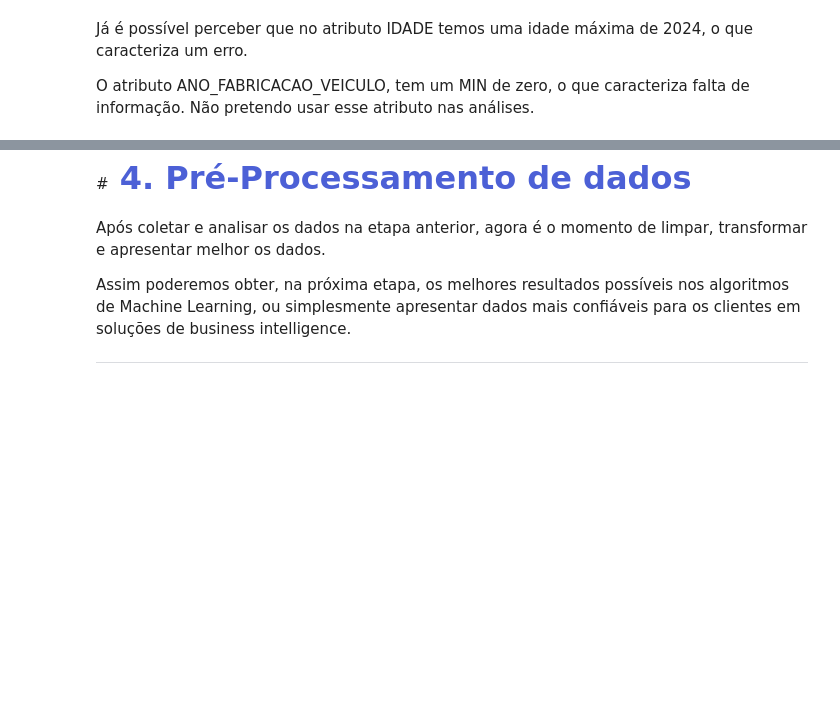
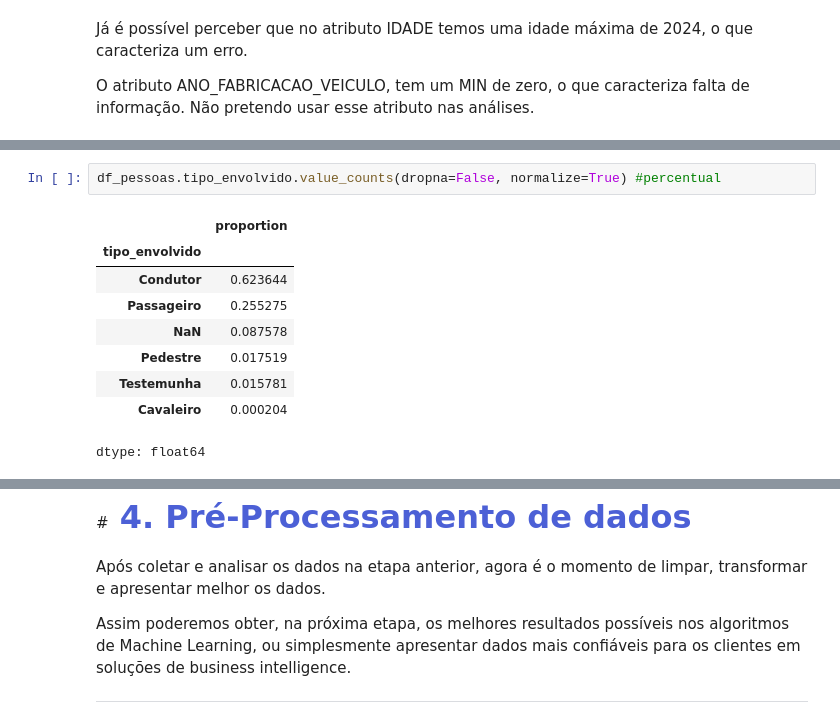
Before and after one commit to gabrielmprata/acidentes_transito, a Jupyter notebook: Acidentes_Rodoviarios_PreProc.ipynb, the cells around one changed output, grey strips where cells are left out. Cells and saved outputs as stored; diff of their text form; blank space fills up the shorter version.

```diff
--- a/Acidentes_Rodoviarios_PreProc.ipynb
+++ b/Acidentes_Rodoviarios_PreProc.ipynb
@@ -462,0 +509,12 @@ O atributo ANO_FABRICACAO_VEICULO, tem um MIN de zero, o que caracteriza falta d
+# %%
+df_pessoas.tipo_envolvido.value_counts(dropna=False, normalize=True) #percentual
+# %% [output]
+|  | proportion |
+| tipo_envolvido |  |
+| Condutor | 0.623644 |
+| Passageiro | 0.255275 |
+| NaN | 0.087578 |
+| Pedestre | 0.017519 |
+| Testemunha | 0.015781 |
+| Cavaleiro | 0.000204 |
+dtype: float64
```
Also changed, not shown: parts of 10 cells of this notebook.
